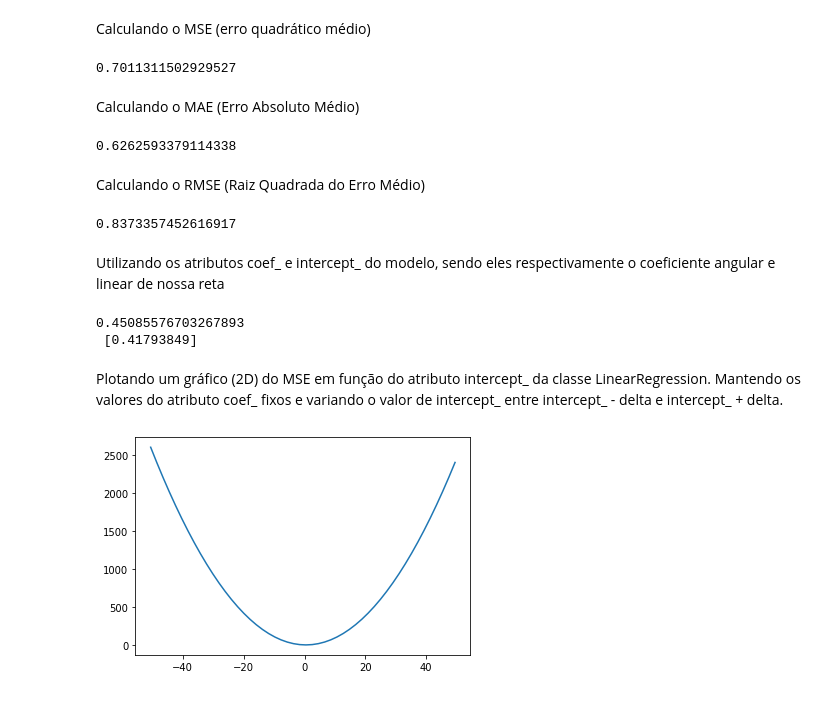
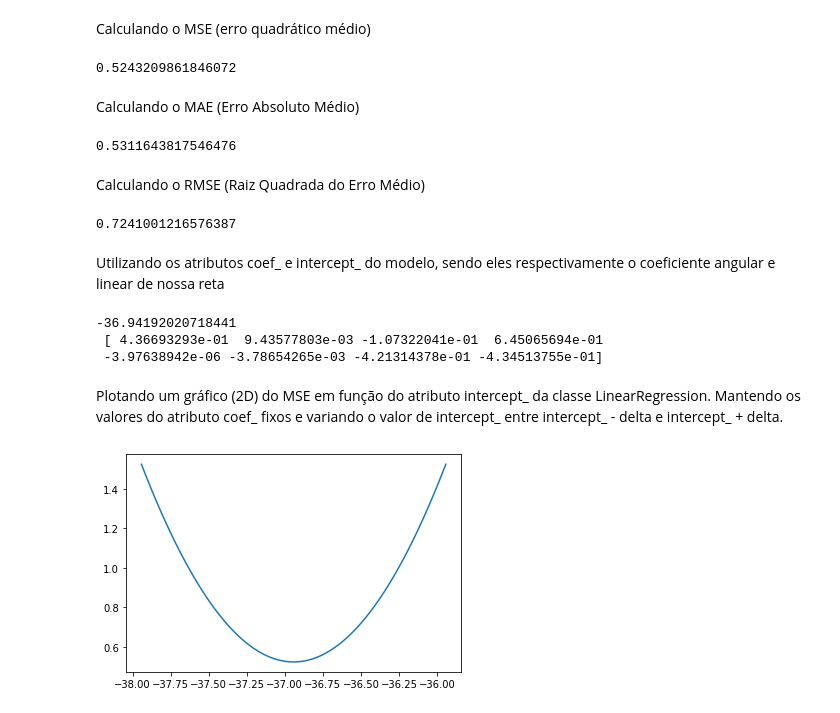
Before and after one commit to rodrigofardin/Reconhecimento-de-Padroes, a Jupyter notebook: RegressaoCaliforniaHousing.ipynb, the cells around one changed output. Drawn from its saved outputs; the diff is of its cells as text; code cells hidden in the pictures.

```diff
--- a/RegressaoCaliforniaHousing.ipynb
+++ b/RegressaoCaliforniaHousing.ipynb
@@ -56,8 +70,8 @@ Definindo o modelo de regressão
 from sklearn import linear_model
 modelo = linear_model.LinearRegression()
 # %%
-modelo.fit(X0, y)
-ypred = modelo.predict(X0)
+modelo.fit(X, y)
+ypred = modelo.predict(X)
 ypred.shape
 # %% [output]
 (20640,)
@@ -83,7 +91,7 @@ from sklearn.metrics import mean_squared_error
 mse = mean_squared_error(y, ypred)
 print(mse)
 # %% [output]
-0.7011311502929527
+0.5243209861846072
 # %% [markdown]
 Calculando o MAE (Erro Absoluto Médio)
 # %%
@@ -91,39 +99,40 @@ from sklearn.metrics import mean_absolute_error
 mae = mean_absolute_error(y, ypred)
 print(mae)
 # %% [output]
-0.6262593379114338
+0.5311643817546476
 # %% [markdown]
 Calculando o RMSE (Raiz Quadrada do Erro Médio)
 # %%
 rmse = mean_squared_error(y, ypred, squared=False)
 print(rmse)
 # %% [output]
-0.8373357452616917
+0.7241001216576387
 # %% [markdown]
 Utilizando os atributos coef_ e intercept_ do modelo, sendo eles respectivamente o coeficiente angular e linear de nossa reta
 # %%
 print(modelo.intercept_,'\n', modelo.coef_)
 # %% [output]
-0.45085576703267893
- [0.41793849]
+-36.94192020718441
+ [ 4.36693293e-01  9.43577803e-03 -1.07322041e-01  6.45065694e-01
+ -3.97638942e-06 -3.78654265e-03 -4.21314378e-01 -4.34513755e-01]
 # %% [markdown]
 Plotando um gráfico (2D) do MSE em função do atributo intercept_ da classe LinearRegression. Mantendo os valores do atributo coef_ fixos e variando o valor de intercept_ entre intercept_ - delta e intercept_ + delta.
 # %%
 import numpy as np
 
 def plot(delta):
   erros = []
   intercept = modelo.intercept_
-  ws = np.linspace(intercept-delta, intercept+delta)
+  ws = np.linspace(intercept-delta, intercept+delta, 100)
   for w in ws:
     modelo.intercept_= w
-    ypred = modelo.predict(X0)
+    ypred = modelo.predict(X)
     erro = mean_squared_error(y, ypred)
     erros.append(erro)
   modelo.intercept_ = intercept
   plt.plot(ws, erros)
   plt.show()
 
-plot(50)
+plot(1)
 # %% [output]
-[figure, old version]
+[figure, new version]
```
Also changed, not shown: parts of 8 cells of this notebook.
